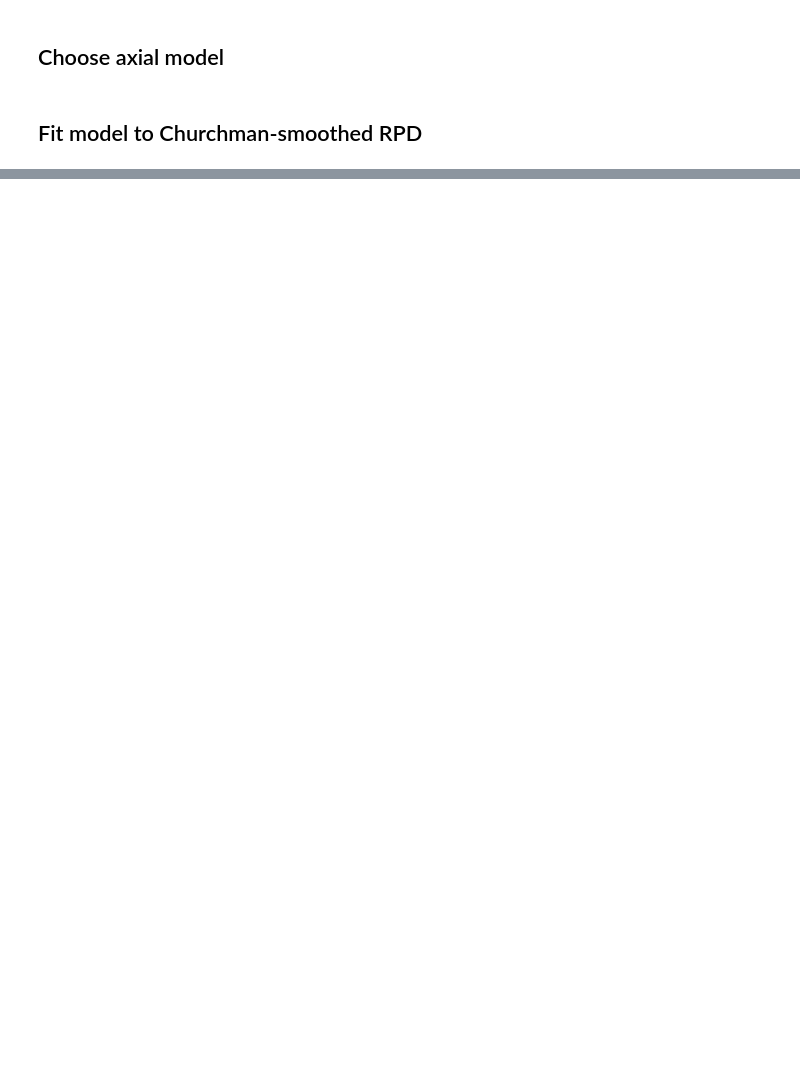
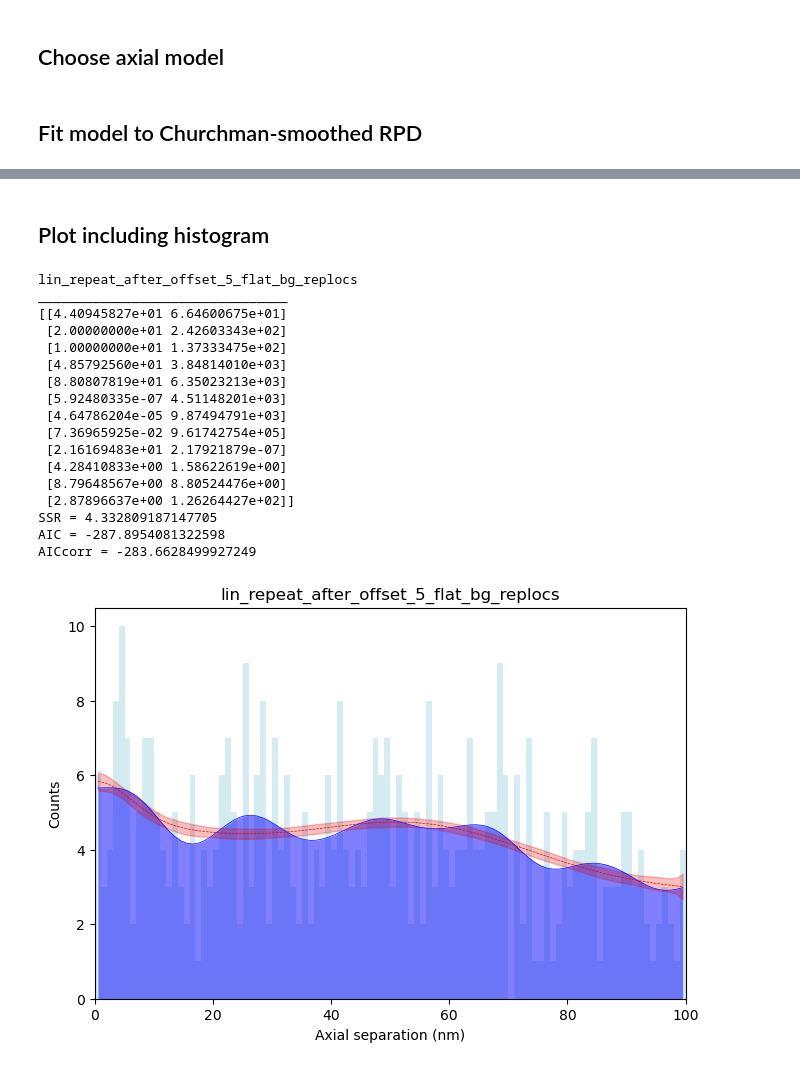
Before and after one commit to AlistairCurd/PERPL-Python3, a Jupyter notebook: make_mEos_LASP2_PERPL_plots.ipynb, the cells around one changed output, grey strips where cells are left out. Drawn from its saved outputs; the diff is of its cells as text; code cells hidden in the pictures; blank space fills up the shorter version.

```diff
--- a/make_mEos_LASP2_PERPL_plots.ipynb
+++ b/make_mEos_LASP2_PERPL_plots.ipynb
@@ -113,0 +149,23 @@ zdisk_plots.plot_fitted_model(
+# %% [markdown]
+## Plot including histogram
+# %%
+zdisk_plots.lasp_mEos_plot()
+# %% [output]
+lin_repeat_after_offset_5_flat_bg_replocs
+________________________________
+[[4.40945827e+01 6.64600675e+01]
+ [2.00000000e+01 2.42603343e+02]
+ [1.00000000e+01 1.37333475e+02]
+ [4.85792560e+01 3.84814010e+03]
+ [8.80807819e+01 6.35023213e+03]
+ [5.92480335e-07 4.51148201e+03]
+ [4.64786204e-05 9.87494791e+03]
+ [7.36965925e-02 9.61742754e+05]
+ [2.16169483e+01 2.17921879e-07]
+ [4.28410833e+00 1.58622619e+00]
+ [8.79648567e+00 8.80524476e+00]
+ [2.87896637e+00 1.26264427e+02]]
+SSR = 4.332809187147705
+AIC = -287.8954081322598
+AICcorr = -283.6628499927249
+[figure, added]
```
Also changed, not shown: parts of 8 cells of this notebook.
